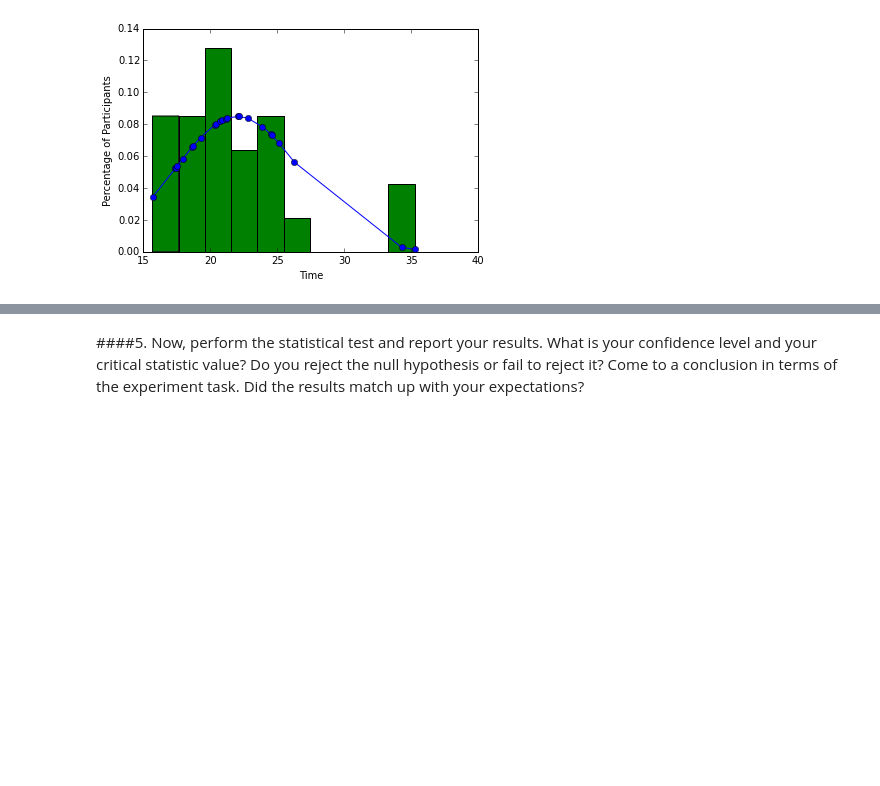
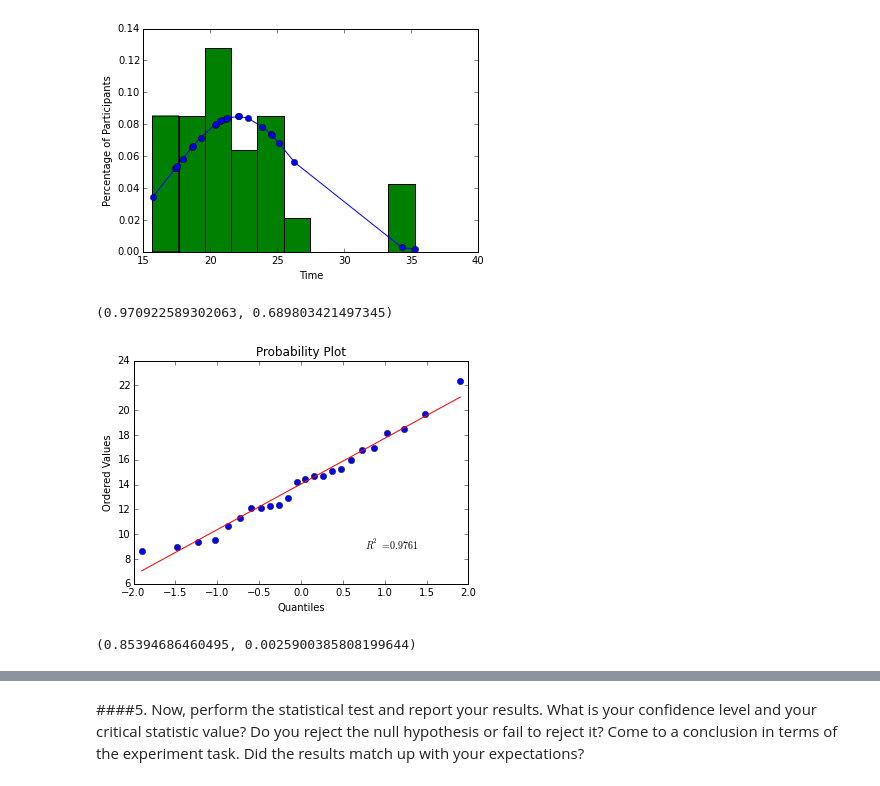
Before and after one commit to thuyquach/Statistics, a Jupyter notebook: Test_a_perceptual_phenomenon.ipynb, the cells around one changed output, grey strips where cells are left out. Cells and saved outputs as stored; diff of their text form; code cells hidden in the pictures; blank space fills up the shorter version.

Commit message:
Add question 4, 5 and 6

```diff
--- a/Test_a_perceptual_phenomenon.ipynb
+++ b/Test_a_perceptual_phenomenon.ipynb
@@ -115,3 +113,20 @@ h_incon = sorted(stroop_data['Incongruent'])
 dis_plot(h_incon)
 # %% [output]
 [figure]
+# %%
+import scipy.stats as stats
+scipy.stats.shapiro(data['Congruent']) # Test if the data is normal distribution using Shapiro-Wilk test
+# %% [output]
+(0.970922589302063, 0.689803421497345)
+# %%
+import pylab
+stats.probplot(data['Congruent'], dist="norm", plot=pylab) # Test if data is normal distribution using q-q plots
+pylab.show()
+# Reference http://stackoverflow.com/questions/13865596/quantile-quantile-plot-using-scipy
+# %% [output]
+[figure, added]
+# %%
+import scipy.stats as stats
+scipy.stats.shapiro(data['Incongruent']) # Test if the data is normal distribution using Shapiro-Wilk test
+# %% [output]
+(0.85394686460495, 0.0025900385808199644)
```
Also changed, not shown: parts of 10 cells of this notebook.
